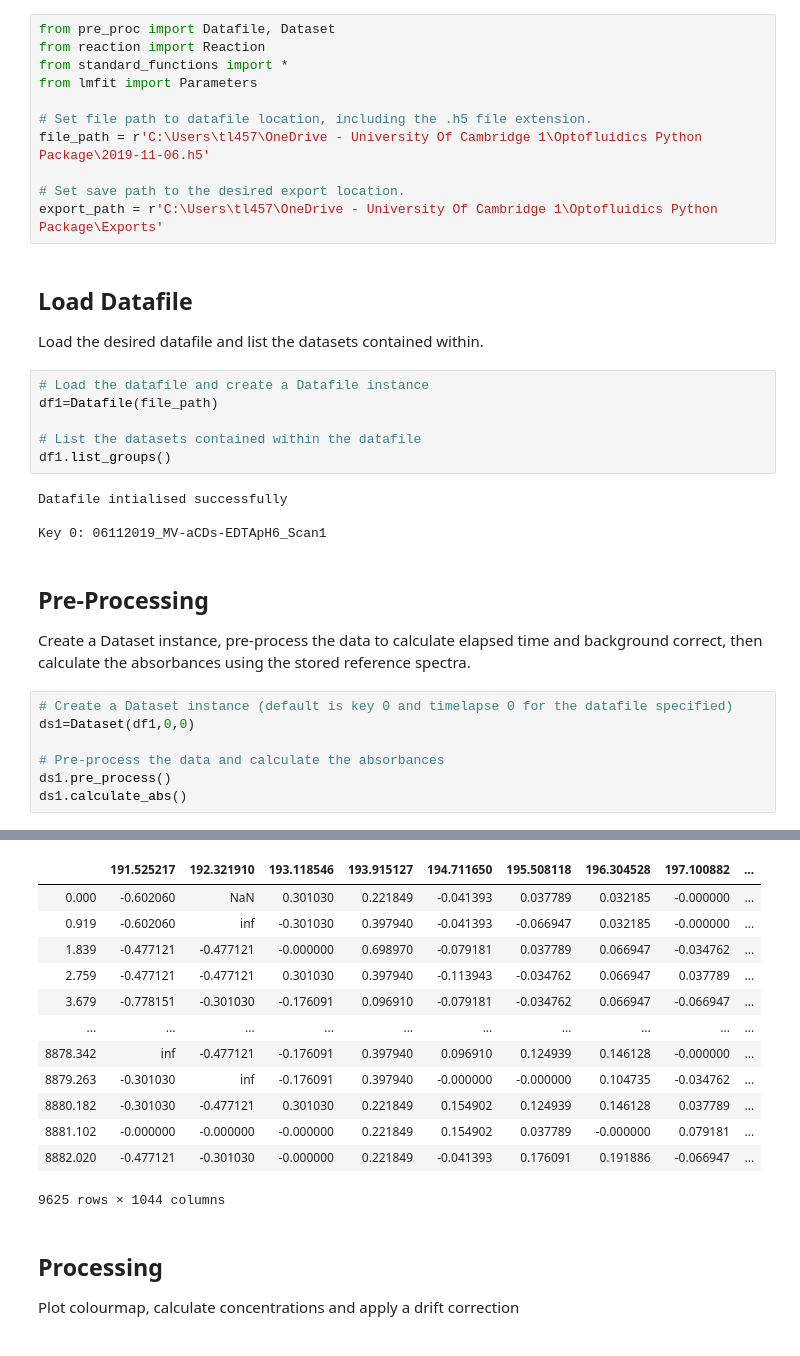
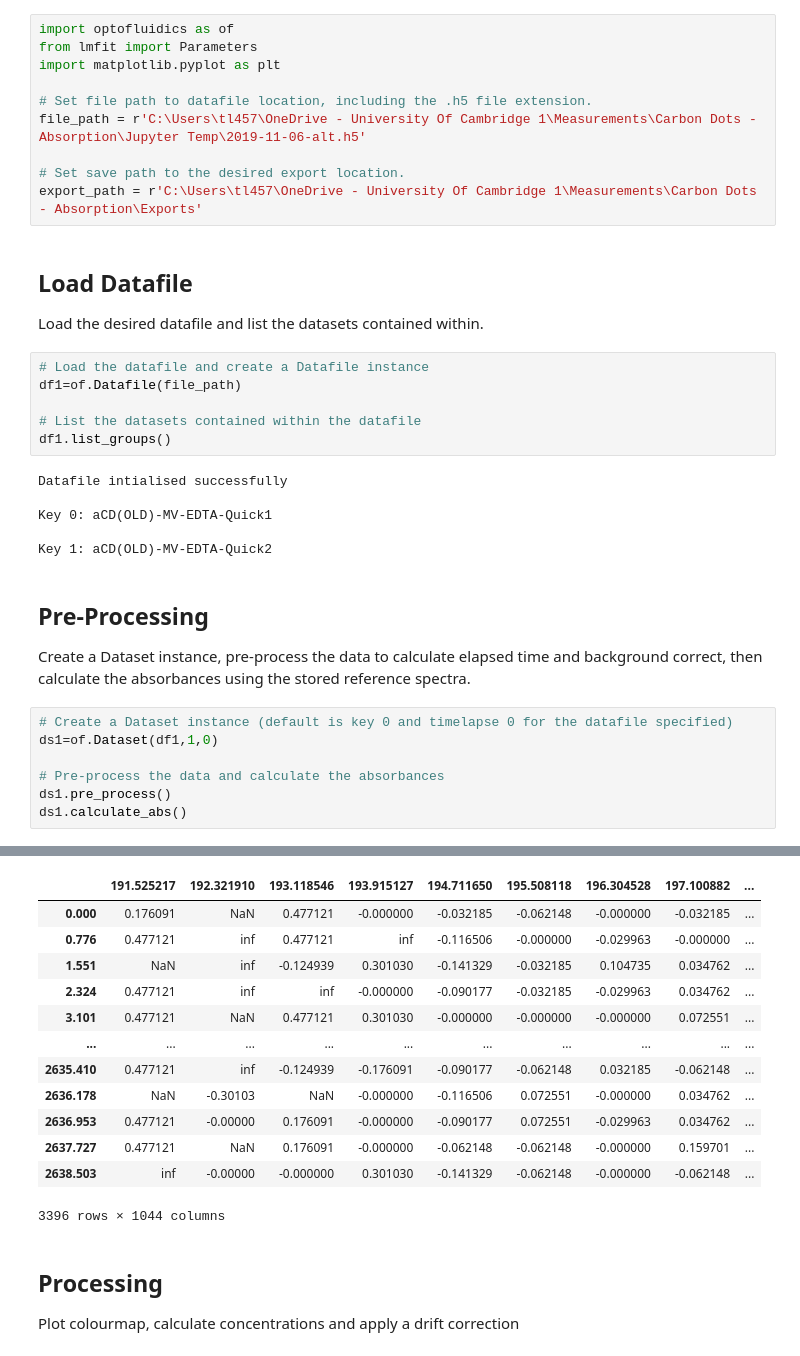
Before and after one commit to takashilawson/optofluidics, a Jupyter notebook: optofluidics-template.ipynb, the cells around one changed output, grey strips where cells are left out. Drawn from its saved outputs; the diff is of its cells as text.

```diff
--- a/optofluidics-template.ipynb
+++ b/optofluidics-template.ipynb
@@ -4,35 +4,36 @@
 # Optofluidics Template
 This Jupyter Notebook is a template for using the Optofluidics module to process HDF5 spectroscopic data.
 # %%
-from pre_proc import Datafile, Dataset
-from reaction import Reaction
-from standard_functions import *
+import optofluidics as of
 from lmfit import Parameters
+import matplotlib.pyplot as plt
 
 # Set file path to datafile location, including the .h5 file extension.
-file_path = r'C:\Users\tl457\OneDrive - University Of Cambridge 1\Optofluidics Python Package\2019-11-06.h5'
+file_path = r'C:\Users\tl457\OneDrive - University Of Cambridge 1\Measurements\Carbon Dots - Absorption\Jupyter Temp\2019-11-06-alt.h5'
 
 # Set save path to the desired export location.
-export_path = r'C:\Users\tl457\OneDrive - University Of Cambridge 1\Optofluidics Python Package\Exports'
+export_path = r'C:\Users\tl457\OneDrive - University Of Cambridge 1\Measurements\Carbon Dots - Absorption\Exports'
 # %% [markdown]
 ## Load Datafile
 Load the desired datafile and list the datasets contained within.
 # %%
 # Load the datafile and create a Datafile instance
-df1=Datafile(file_path)
+df1=of.Datafile(file_path)
 
 # List the datasets contained within the datafile
 df1.list_groups()
 # %% [output]
 Datafile intialised successfully
 
-Key 0: 06112019_MV-aCDs-EDTApH6_Scan1
+Key 0: aCD(OLD)-MV-EDTA-Quick1
+
+Key 1: aCD(OLD)-MV-EDTA-Quick2
 # %% [markdown]
 ## Pre-Processing
 Create a Dataset instance, pre-process the data to calculate elapsed time and background correct, then calculate the absorbances using the stored reference spectra.
 # %%
 # Create a Dataset instance (default is key 0 and timelapse 0 for the datafile specified)
-ds1=Dataset(df1,0,0)
+ds1=of.Dataset(df1,1,0)
 
 # Pre-process the data and calculate the absorbances
 ds1.pre_process()
@@ -49,16 +50,16 @@ Elapsed time for pre-processing: 23.6897038
 |  | 191.525217 | 192.321910 | 193.118546 | 193.915127 | 194.711650 | 195.508118 | 196.304528 | 197.100882 | ... |
-| 0.000 | -0.602060 | NaN | 0.301030 | 0.221849 | -0.041393 | 0.037789 | 0.032185 | -0.000000 | ... |
-| 0.919 | -0.602060 | inf | -0.301030 | 0.397940 | -0.041393 | -0.066947 | 0.032185 | -0.000000 | ... |
-| 1.839 | -0.477121 | -0.477121 | -0.000000 | 0.698970 | -0.079181 | 0.037789 | 0.066947 | -0.034762 | ... |
-| 2.759 | -0.477121 | -0.477121 | 0.301030 | 0.397940 | -0.113943 | -0.034762 | 0.066947 | 0.037789 | ... |
-| 3.679 | -0.778151 | -0.301030 | -0.176091 | 0.096910 | -0.079181 | -0.034762 | 0.066947 | -0.066947 | ... |
+| 0.000 | 0.176091 | NaN | 0.477121 | -0.000000 | -0.032185 | -0.062148 | -0.000000 | -0.032185 | ... |
+| 0.776 | 0.477121 | inf | 0.477121 | inf | -0.116506 | -0.000000 | -0.029963 | -0.000000 | ... |
+| 1.551 | NaN | inf | -0.124939 | 0.301030 | -0.141329 | -0.032185 | 0.104735 | 0.034762 | ... |
+| 2.324 | 0.477121 | inf | inf | -0.000000 | -0.090177 | -0.032185 | -0.029963 | 0.034762 | ... |
+| 3.101 | 0.477121 | NaN | 0.477121 | 0.301030 | -0.000000 | -0.000000 | -0.000000 | 0.072551 | ... |
 | ... | ... | ... | ... | ... | ... | ... | ... | ... | ... |
-| 8878.342 | inf | -0.477121 | -0.176091 | 0.397940 | 0.096910 | 0.124939 | 0.146128 | -0.000000 | ... |
-| 8879.263 | -0.301030 | inf | -0.176091 | 0.397940 | -0.000000 | -0.000000 | 0.104735 | -0.034762 | ... |
-| 8880.182 | -0.301030 | -0.477121 | 0.301030 | 0.221849 | 0.154902 | 0.124939 | 0.146128 | 0.037789 | ... |
-| 8881.102 | -0.000000 | -0.000000 | -0.000000 | 0.221849 | 0.154902 | 0.037789 | -0.000000 | 0.079181 | ... |
-| 8882.020 | -0.477121 | -0.301030 | -0.000000 | 0.221849 | -0.041393 | 0.176091 | 0.191886 | -0.066947 | ... |
+| 2635.410 | 0.477121 | inf | -0.124939 | -0.176091 | -0.090177 | -0.062148 | 0.032185 | -0.062148 | ... |
+| 2636.178 | NaN | -0.30103 | NaN | -0.000000 | -0.116506 | 0.072551 | -0.000000 | 0.034762 | ... |
+| 2636.953 | 0.477121 | -0.00000 | 0.176091 | -0.000000 | -0.090177 | 0.072551 | -0.029963 | 0.034762 | ... |
+| 2637.727 | 0.477121 | NaN | 0.176091 | -0.000000 | -0.062148 | -0.062148 | -0.000000 | 0.159701 | ... |
+| 2638.503 | inf | -0.00000 | -0.000000 | 0.301030 | -0.141329 | -0.062148 | -0.000000 | -0.062148 | ... |
-9625 rows × 1044 columns
+3396 rows × 1044 columns
 # %% [markdown]
 ## Processing
 Plot colourmap, calculate concentrations and apply a drift correction
```
Also changed, not shown: parts of 9 cells of this notebook, 3 other files.
